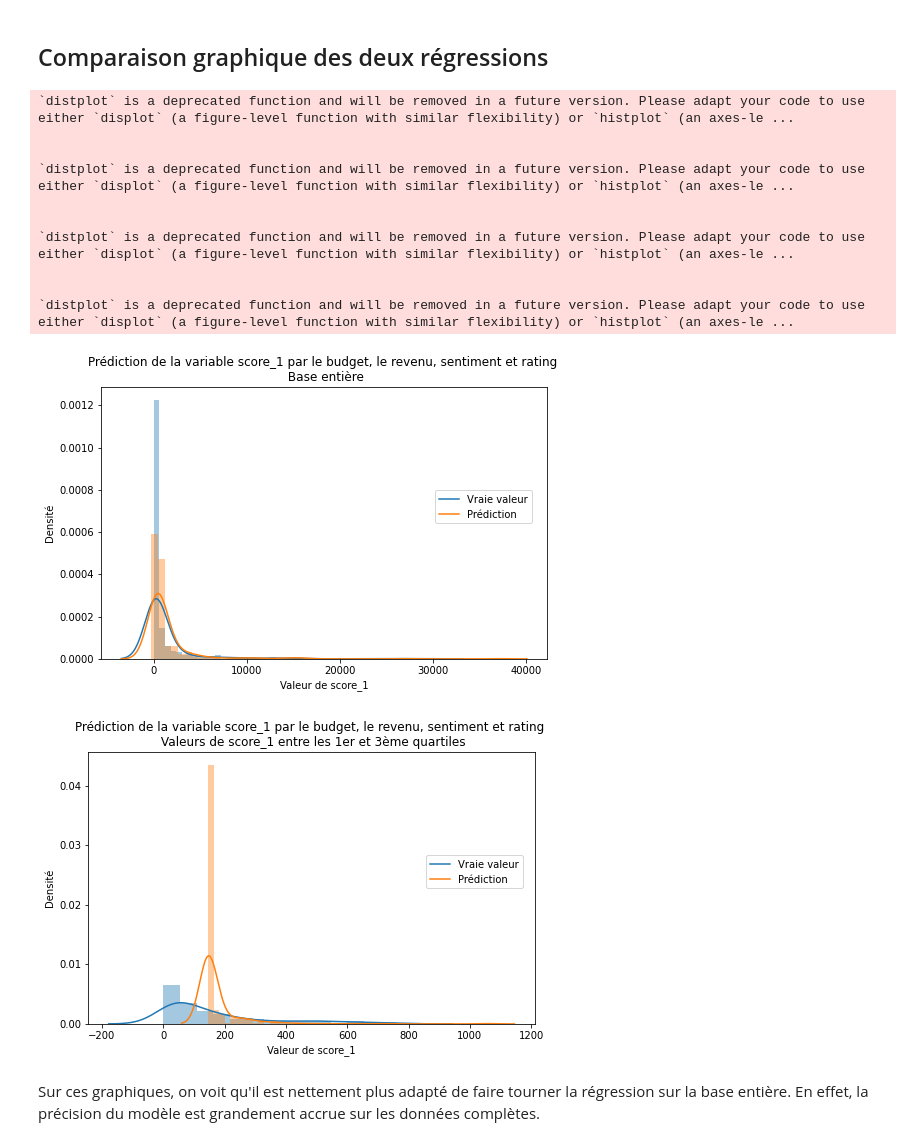
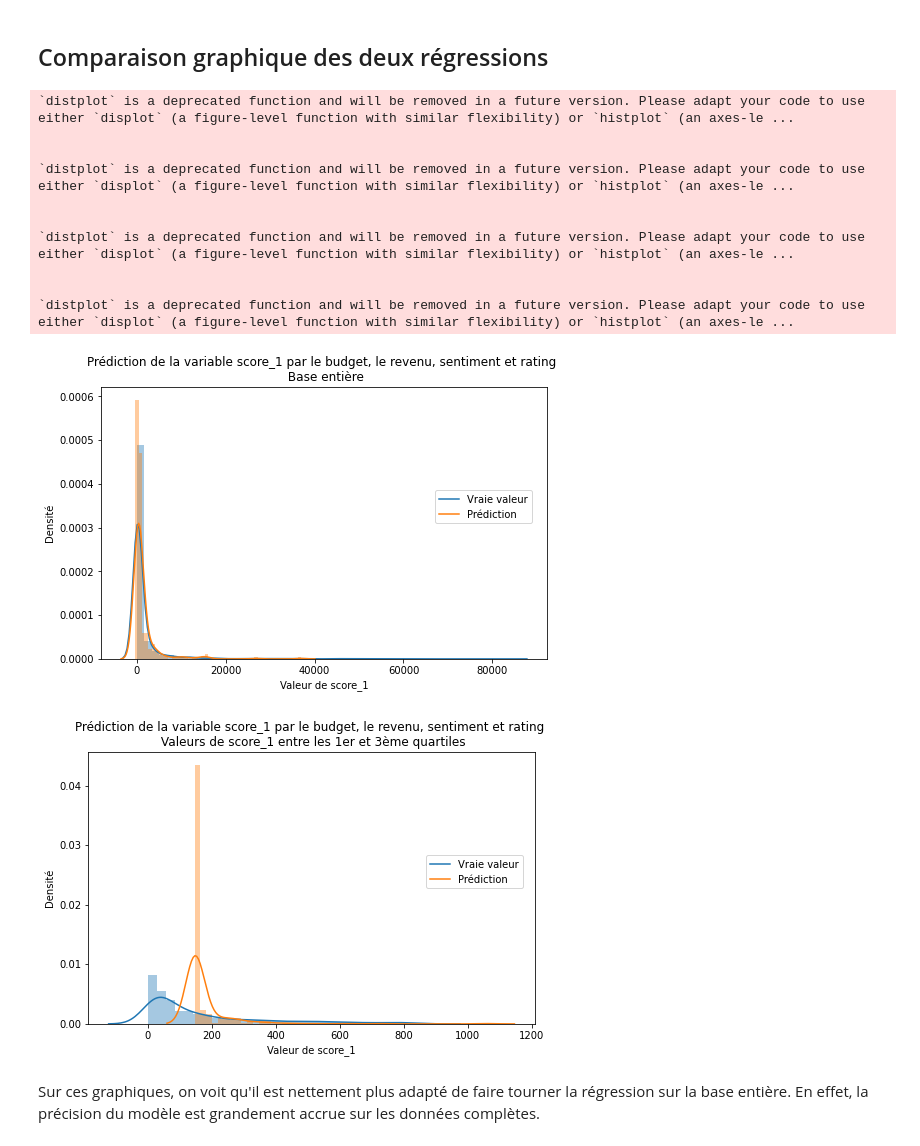
Before and after one commit to marie-ganon/Projet-Python-S1, a Jupyter notebook: Modélisation.ipynb, the cells around one changed output. Saved outputs shown, nothing was run; the diff lists cells and outputs as text; code cells hidden in the pictures.

```diff
--- a/Modélisation.ipynb
+++ b/Modélisation.ipynb
@@ -619,0 +604,4 @@ Le score R² est 0.451731471378768
+# %%
+X_train3, X_test3, Y_train3, Y_test3 = train_test_split(X, Y, test_size = 0.2, random_state=5)
+# %%
+model3 = linear_model(X_train3, Y_train3, X_test3, Y_test3)
@@ -634,8 +648,4 @@ df_quart = df_2[df_2.score_1 < third_quart]
 # Création des variables nécessaires
 X2 = pd.DataFrame(np.c_[df_quart.budget, df_quart.revenue], columns= ['budget', 'revenue'])
 Y2 = df_quart.score_1
-X_train2, X_test2, Y_train2, Y_test2 = train_test_split(X2, Y2, test_size = 0.2, random_state=5)
-
-# Lancement de la régression linéaire
-lmodellineaire = LinearRegression()
-lmodellineaire.fit(X_train2, Y_train2)
+X_train4, X_test4, Y_train4, Y_test4 = train_test_split(X2, Y2, test_size = 0.2, random_state=5)
@@ -676,0 +652,2 @@ Le score R² est 0.21978490918629323
+# %%
+model4 = linear_model(X_train4, Y_train4, X_test4, Y_test4)
@@ -679,26 +682,26 @@ On a encore diminué l'erreur quadratique moyenne par rapport aux premières ré
 # %% [markdown]
 ## Comparaison graphique des deux régressions
 # %%
-plot(Y_test,y_test_predict_rating)
+plot(Y_test,model3[1])
 plt.title('Prédiction de la variable score_1 par le budget, le revenu, sentiment et rating \n Base entière')
 
-plot(Y_test2, y_test_predict_rating2)
+plot(Y_test2, model4[1])
 plt.title('Prédiction de la variable score_1 par le budget, le revenu, sentiment et rating \n Valeurs de score_1 entre les 1er et 3ème quartiles')
 
 plt.show()
 # %% [output]
 `distplot` is a deprecated function and will be removed in a future version. Please adapt your code to use either `displot` (a figure-level function with similar flexibility) or `histplot` (an axes-le ...
 
 
 `distplot` is a deprecated function and will be removed in a future version. Please adapt your code to use either `displot` (a figure-level function with similar flexibility) or `histplot` (an axes-le ...
 
 
 `distplot` is a deprecated function and will be removed in a future version. Please adapt your code to use either `displot` (a figure-level function with similar flexibility) or `histplot` (an axes-le ...
 
 
 `distplot` is a deprecated function and will be removed in a future version. Please adapt your code to use either `displot` (a figure-level function with similar flexibility) or `histplot` (an axes-le ...
-[figure, old version]
+[figure, new version]
-[figure, old version]
+[figure, new version]
 # %% [markdown]
 Sur ces graphiques, on voit qu'il est nettement plus adapté de faire tourner la régression sur la base entière. En effet, la précision du modèle est grandement accrue sur les données complètes.
 # %% [markdown]
```
Also changed, not shown: parts of 67 cells of this notebook.
